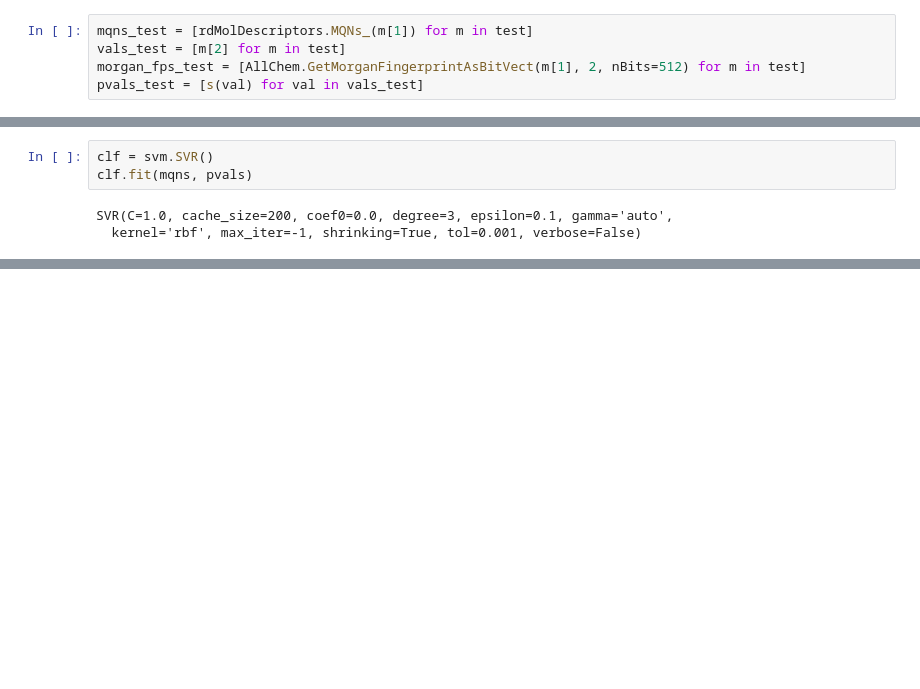
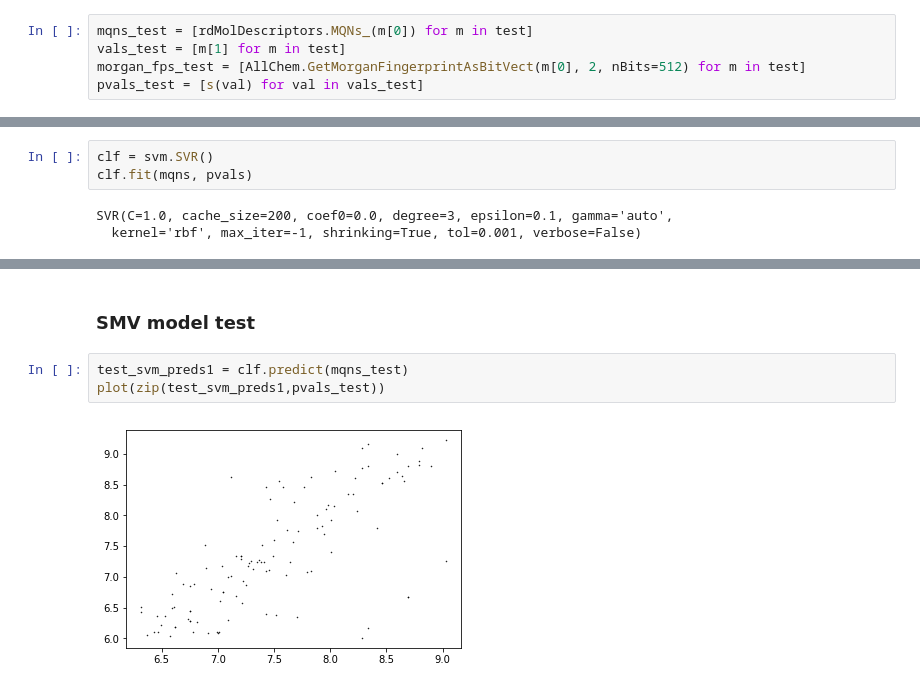
Before and after one commit to AspirinCode/cdd2018, a Jupyter notebook: mariana/projekt/Predikce aktivity.ipynb, the cells around one changed output, grey strips where cells are left out. Cells and saved outputs as stored; diff of their text form; blank space fills up the shorter version.

```diff
--- a/mariana/projekt/Predikce aktivity.ipynb
+++ b/mariana/projekt/Predikce aktivity.ipynb
@@ -109,9 +89,9 @@ plot(zip(preds2,pvals))
 # %% [markdown]
 ## Testing models on test set
 # %%
-mqns_test = [rdMolDescriptors.MQNs_(m[1]) for m in test]
-vals_test = [m[2] for m in test]
-morgan_fps_test = [AllChem.GetMorganFingerprintAsBitVect(m[1], 2, nBits=512) for m in test]
+mqns_test = [rdMolDescriptors.MQNs_(m[0]) for m in test]
+vals_test = [m[1] for m in test]
+morgan_fps_test = [AllChem.GetMorganFingerprintAsBitVect(m[0], 2, nBits=512) for m in test]
 pvals_test = [s(val) for val in vals_test]
 # %%
 test_predictions1 = model1.predict(mqns_test)
@@ -154,0 +137,7 @@ plot(zip(svm_preds1,pvals))
+# %% [markdown]
+### SMV model test
+# %%
+test_svm_preds1 = clf.predict(mqns_test)
+plot(zip(test_svm_preds1,pvals_test))
+# %% [output]
+[figure, added]
```
Also changed, not shown: parts of 32 cells of this notebook, 4 other files.
